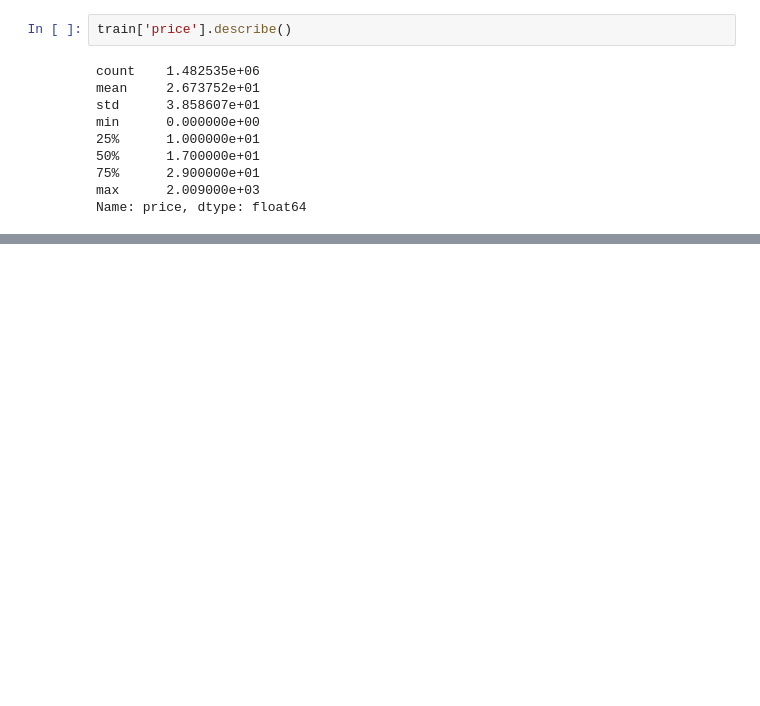
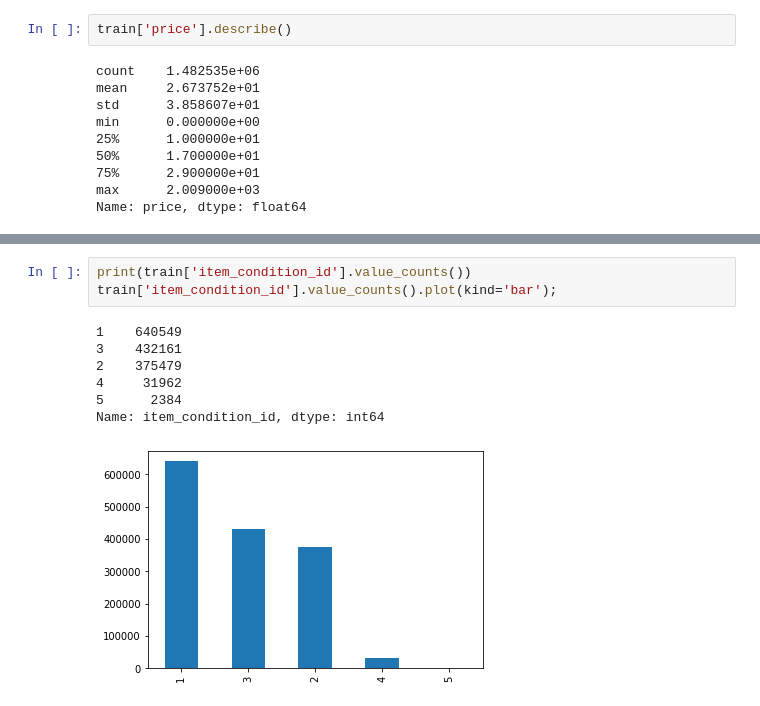
Before and after one commit to danielecaliari/AML, a Jupyter notebook: progetto_AML.ipynb, the cells around one changed output, grey strips where cells are left out. Cells and saved outputs as stored; diff of their text form; blank space fills up the shorter version.

```diff
--- a/progetto_AML.ipynb
+++ b/progetto_AML.ipynb
@@ -140,0 +167,11 @@ plt.hist(train['price'], color = "skyblue", ec="skyblue", bins = 30);
+# %%
+print(train['item_condition_id'].value_counts())
+train['item_condition_id'].value_counts().plot(kind='bar');
+# %% [output]
+1    640549
+3    432161
+2    375479
+4     31962
+5      2384
+Name: item_condition_id, dtype: int64
+[figure, added]
```
Also changed, not shown: parts of 5 cells of this notebook.
